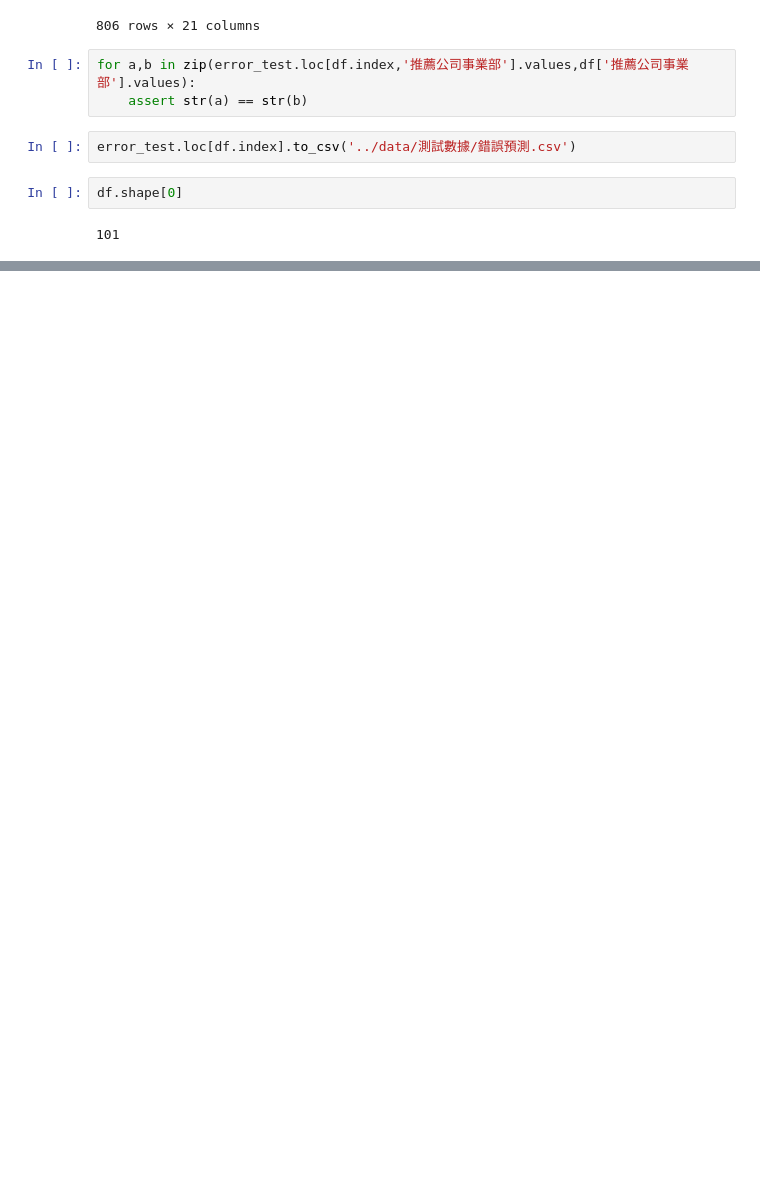
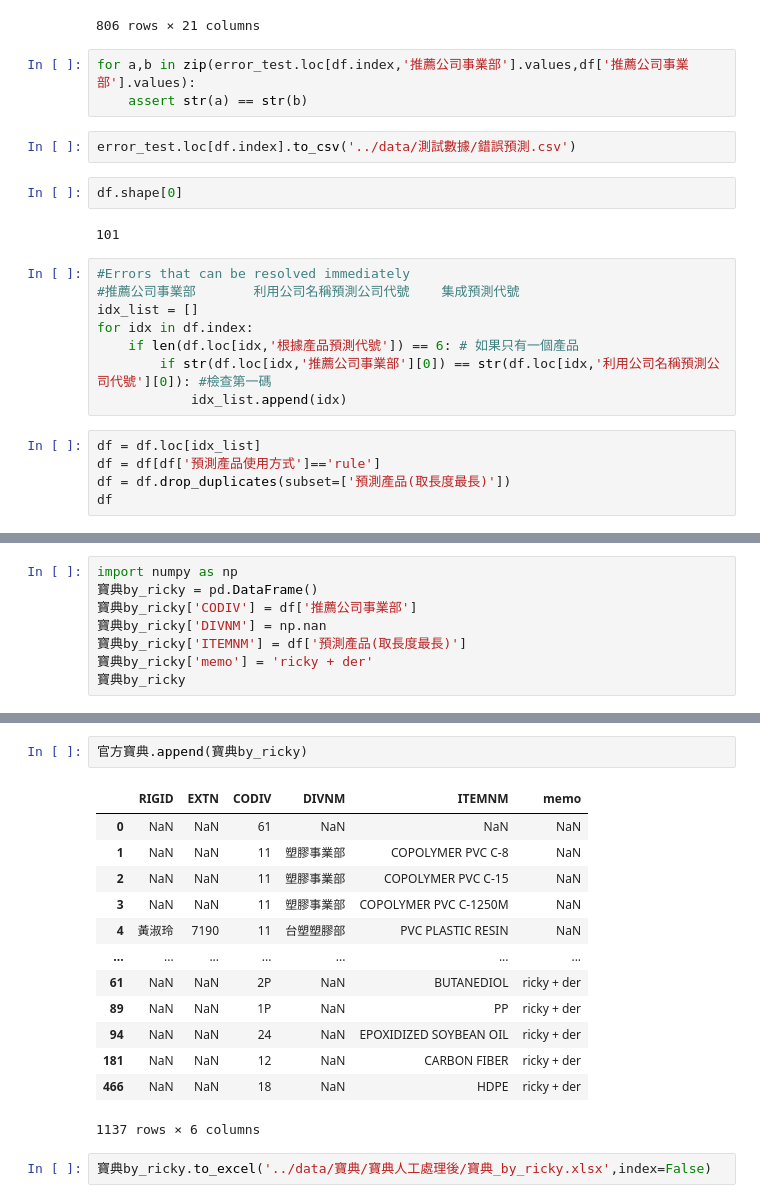
Before and after one commit to skywalker0803r/Letter-of-Credit-Intelligent-Auxiliary-Semantic-Analysis-System, a Jupyter notebook: notebook/測試結果debug.ipynb, the cells around one changed output, grey strips where cells are left out. Saved outputs shown, nothing was run; the diff lists cells and outputs as text; blank space fills up the shorter version.

```diff
--- a/notebook/測試結果debug.ipynb
+++ b/notebook/測試結果debug.ipynb
@@ -61,3 +61,16 @@ error_test.loc[df.index].to_csv('../data/測試數據/錯誤預測.csv')
 df.shape[0]
 # %% [output]
 101
+# %%
+#Errors that can be resolved immediately
+#推薦公司事業部		利用公司名稱預測公司代號	集成預測代號
+idx_list = []
+for idx in df.index:
+    if len(df.loc[idx,'根據產品預測代號']) == 6: # 如果只有一個產品
+        if str(df.loc[idx,'推薦公司事業部'][0]) == str(df.loc[idx,'利用公司名稱預測公司代號'][0]): #檢查第一碼
+            idx_list.append(idx)
+# %%
+df = df.loc[idx_list]
+df = df[df['預測產品使用方式']=='rule']
+df = df.drop_duplicates(subset=['預測產品(取長度最長)'])
+df
@@ -63,0 +84,8 @@ df.shape[0]
+# %%
+import numpy as np
+寶典by_ricky = pd.DataFrame()
+寶典by_ricky['CODIV'] = df['推薦公司事業部']
+寶典by_ricky['DIVNM'] = np.nan
+寶典by_ricky['ITEMNM'] = df['預測產品(取長度最長)']
+寶典by_ricky['memo'] = 'ricky + der'
+寶典by_ricky
@@ -63,0 +116,18 @@ df.shape[0]
+# %%
+官方寶典.append(寶典by_ricky)
+# %% [output]
+|  | RIGID | EXTN | CODIV | DIVNM | ITEMNM | memo |
+| 0 | NaN | NaN | 61 | NaN | NaN | NaN |
+| 1 | NaN | NaN | 11 | 塑膠事業部 | COPOLYMER PVC C-8 | NaN |
+| 2 | NaN | NaN | 11 | 塑膠事業部 | COPOLYMER PVC C-15 | NaN |
+| 3 | NaN | NaN | 11 | 塑膠事業部 | COPOLYMER PVC C-1250M | NaN |
+| 4 | 黃淑玲 | 7190 | 11 | 台塑塑膠部 | PVC PLASTIC RESIN | NaN |
+| ... | ... | ... | ... | ... | ... | ... |
+| 61 | NaN | NaN | 2P | NaN | BUTANEDIOL | ricky + der |
+| 89 | NaN | NaN | 1P | NaN | PP | ricky + der |
+| 94 | NaN | NaN | 24 | NaN | EPOXIDIZED SOYBEAN OIL | ricky + der |
+| 181 | NaN | NaN | 12 | NaN | CARBON FIBER | ricky + der |
+| 466 | NaN | NaN | 18 | NaN | HDPE | ricky + der |
+1137 rows × 6 columns
+# %%
+寶典by_ricky.to_excel('../data/寶典/寶典人工處理後/寶典_by_ricky.xlsx',index=False)
```
Also changed, not shown: parts of 6 cells of this notebook, 1 other file.
